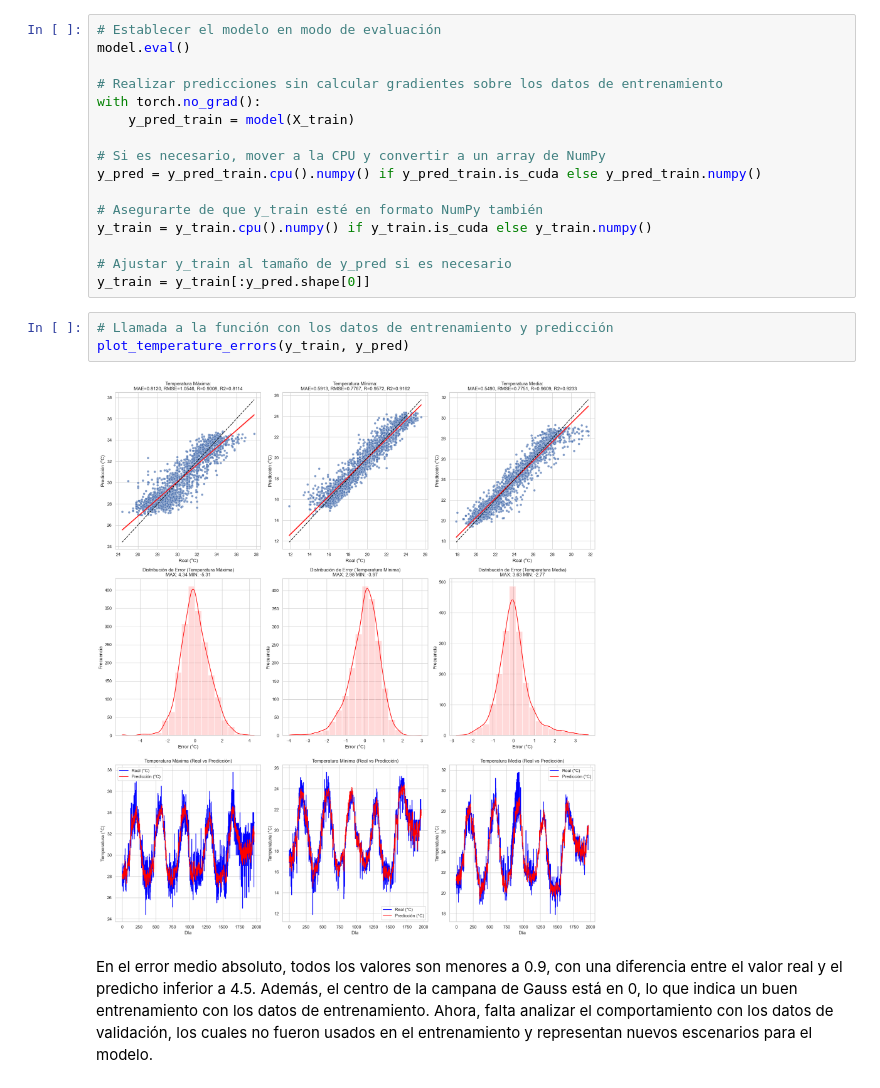
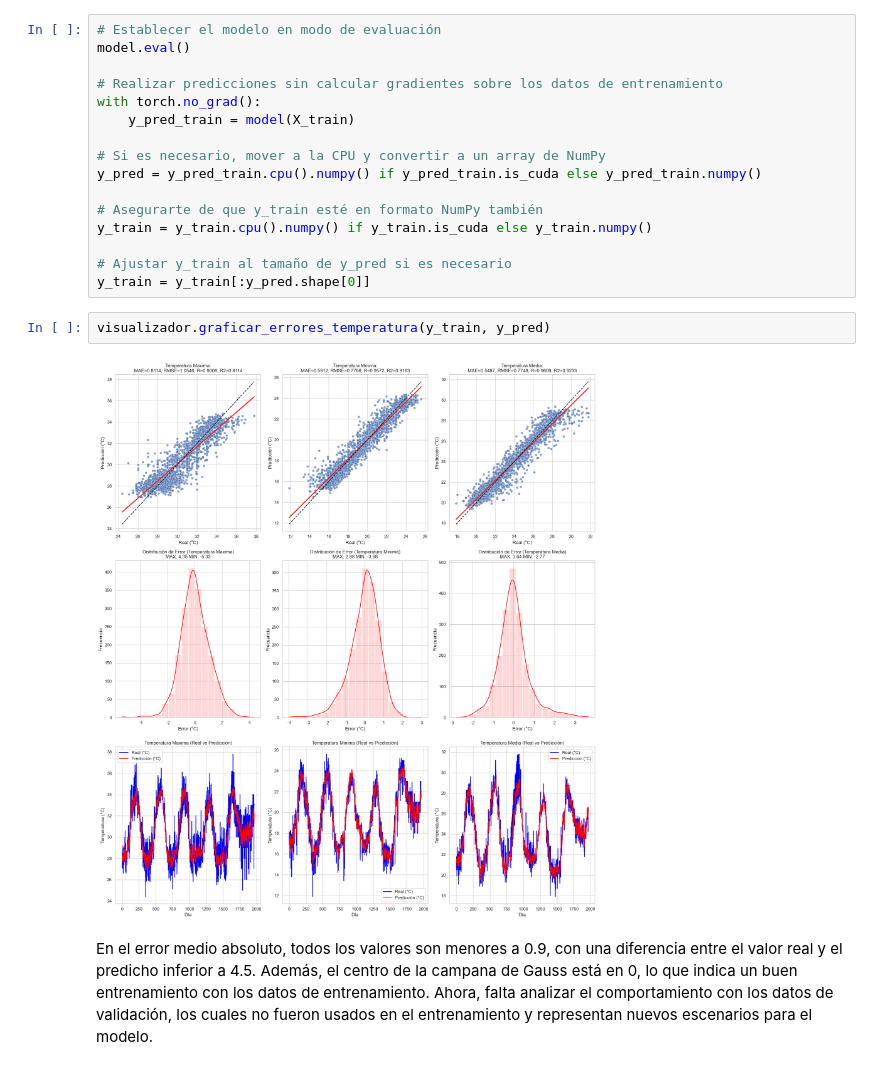
Before and after one commit to Ronald2328/Tesis-RNN-2024, a Jupyter notebook: explorar_modelo.ipynb, the cells around one changed output. Cells and saved outputs as stored; diff of their text form.

```diff
--- a/explorar_modelo.ipynb
+++ b/explorar_modelo.ipynb
@@ -643,11 +639,10 @@ y_train = y_train.cpu().numpy() if y_train.is_cuda else y_train.numpy()
 
 # Ajustar y_train al tamaño de y_pred si es necesario
 y_train = y_train[:y_pred.shape[0]]
-# %%
-# Llamada a la función con los datos de entrenamiento y predicción
-plot_temperature_errors(y_train, y_pred)
-# %% [output]
-[figure, removed]
+# %%
+visualizador.graficar_errores_temperatura(y_train, y_pred)
+# %% [output]
+[figure, added]
 # %% [markdown]
 En el error medio absoluto, todos los valores son menores a 0.9, con una diferencia entre el valor real y el predicho inferior a 4.5. Además, el centro de la campana de Gauss está en 0, lo que indica un buen entrenamiento con los datos de entrenamiento. Ahora, falta analizar el comportamiento con los datos de validación, los cuales no fueron usados en el entrenamiento y representan nuevos escenarios para el modelo.
 # %% [markdown]
```
Also changed, not shown: parts of 19 cells of this notebook, 5 other files.
